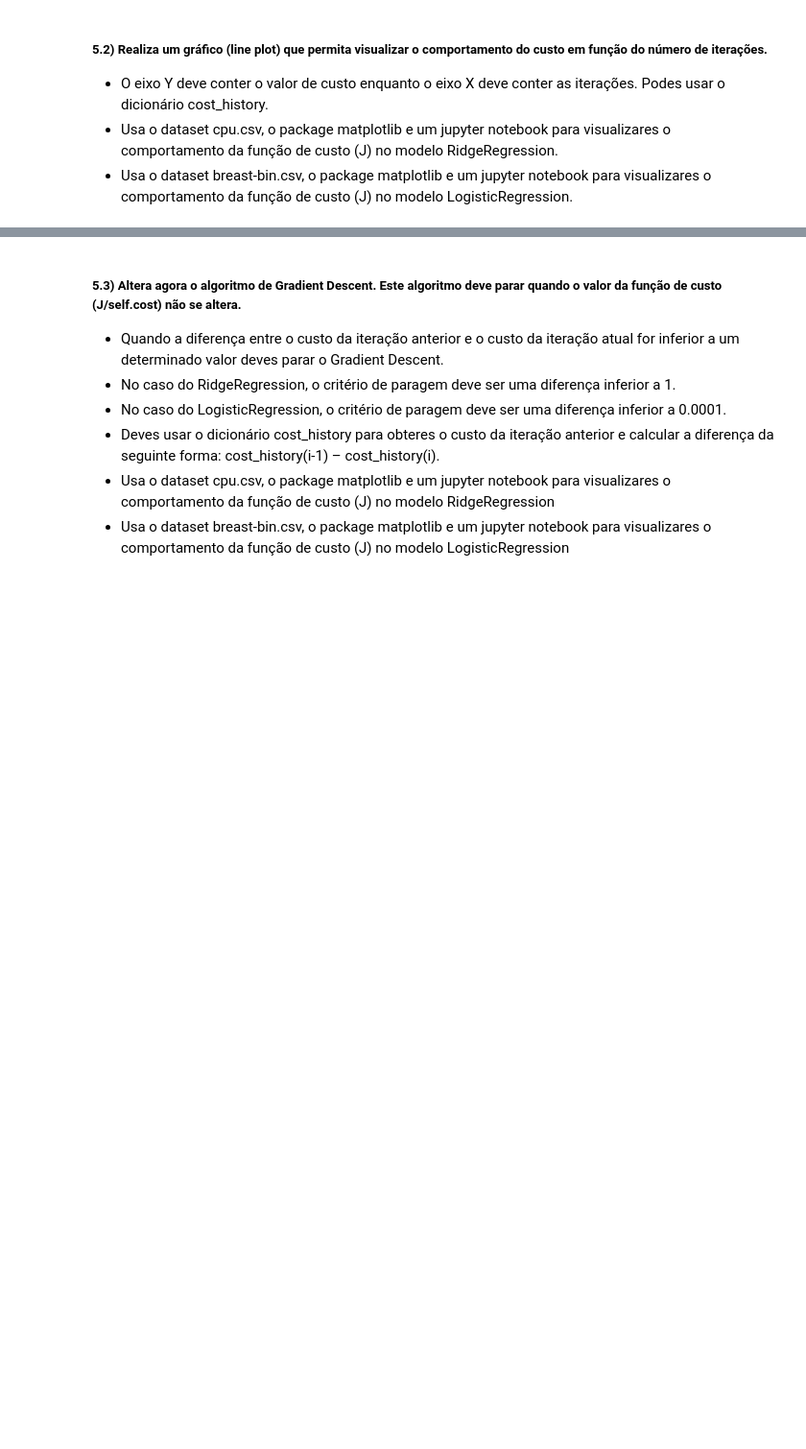
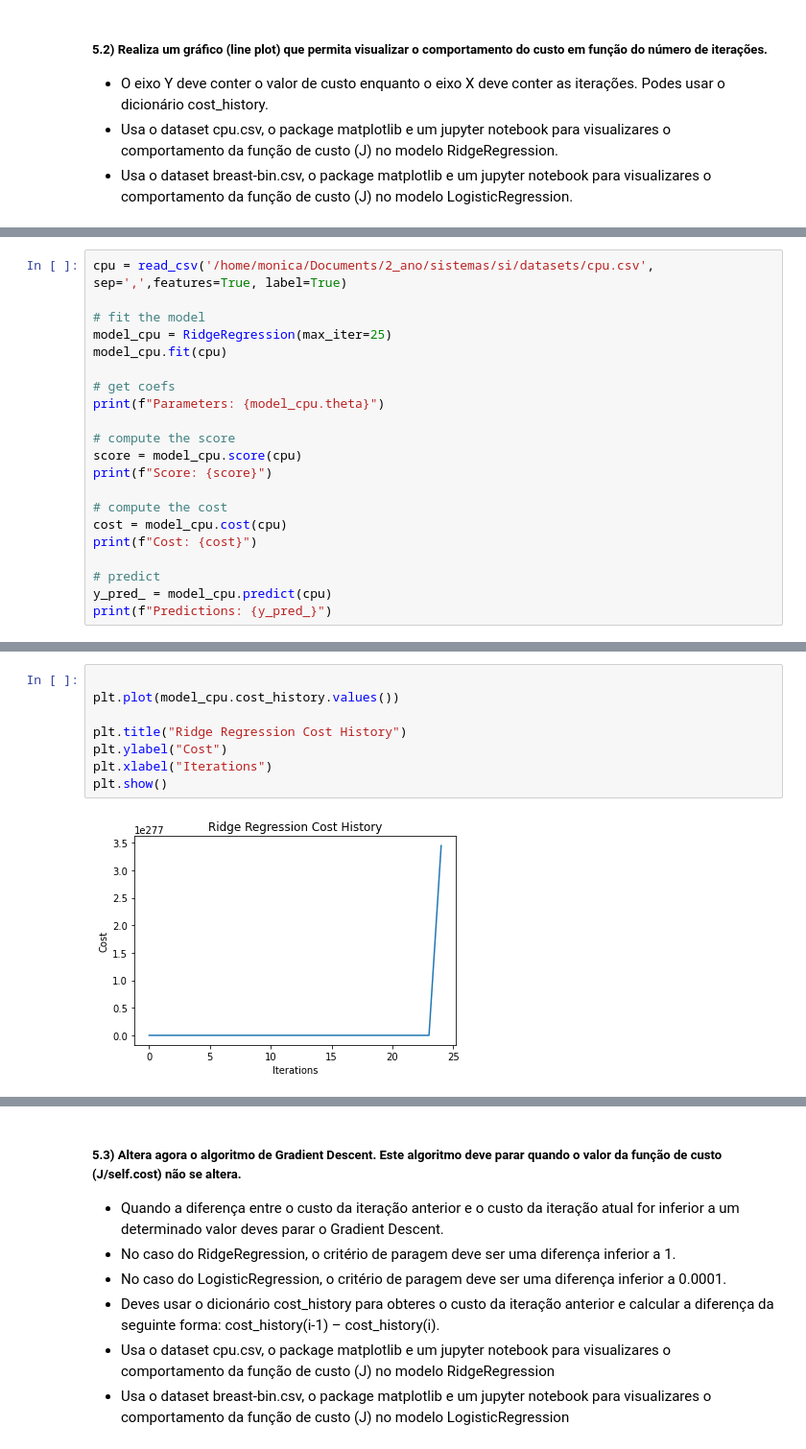
Before and after one commit to mleiras/si, a Jupyter notebook: scripts/Exercicios_Aula5.ipynb, the cells around one changed output, grey strips where cells are left out. Shown: that part at 96% size. Cells and saved outputs as stored; diff of their text form; blank space fills up the shorter version.

```diff
--- a/scripts/Exercicios_Aula5.ipynb
+++ b/scripts/Exercicios_Aula5.ipynb
@@ -26,0 +29,21 @@ cpu = read_csv('/home/monica/Documents/2_ano/sistemas/si/datasets/cpu.csv', sep=
+# %%
+cpu = read_csv('/home/monica/Documents/2_ano/sistemas/si/datasets/cpu.csv', sep=',',features=True, label=True)
+
+# fit the model
+model_cpu = RidgeRegression(max_iter=25)
+model_cpu.fit(cpu)
+
+# get coefs
+print(f"Parameters: {model_cpu.theta}")
+
+# compute the score
+score = model_cpu.score(cpu)
+print(f"Score: {score}")
+
+# compute the cost
+cost = model_cpu.cost(cpu)
+print(f"Cost: {cost}")
+
+# predict
+y_pred_ = model_cpu.predict(cpu)
+print(f"Predictions: {y_pred_}")
@@ -26,0 +68,10 @@ cpu = read_csv('/home/monica/Documents/2_ano/sistemas/si/datasets/cpu.csv', sep=
+# %%
+
+plt.plot(model_cpu.cost_history.values())
+
+plt.title("Ridge Regression Cost History")
+plt.ylabel("Cost")
+plt.xlabel("Iterations")
+plt.show()
+# %% [output]
+[figure, added]
```
Also changed, not shown: parts of 5 cells of this notebook, 2 other files.
